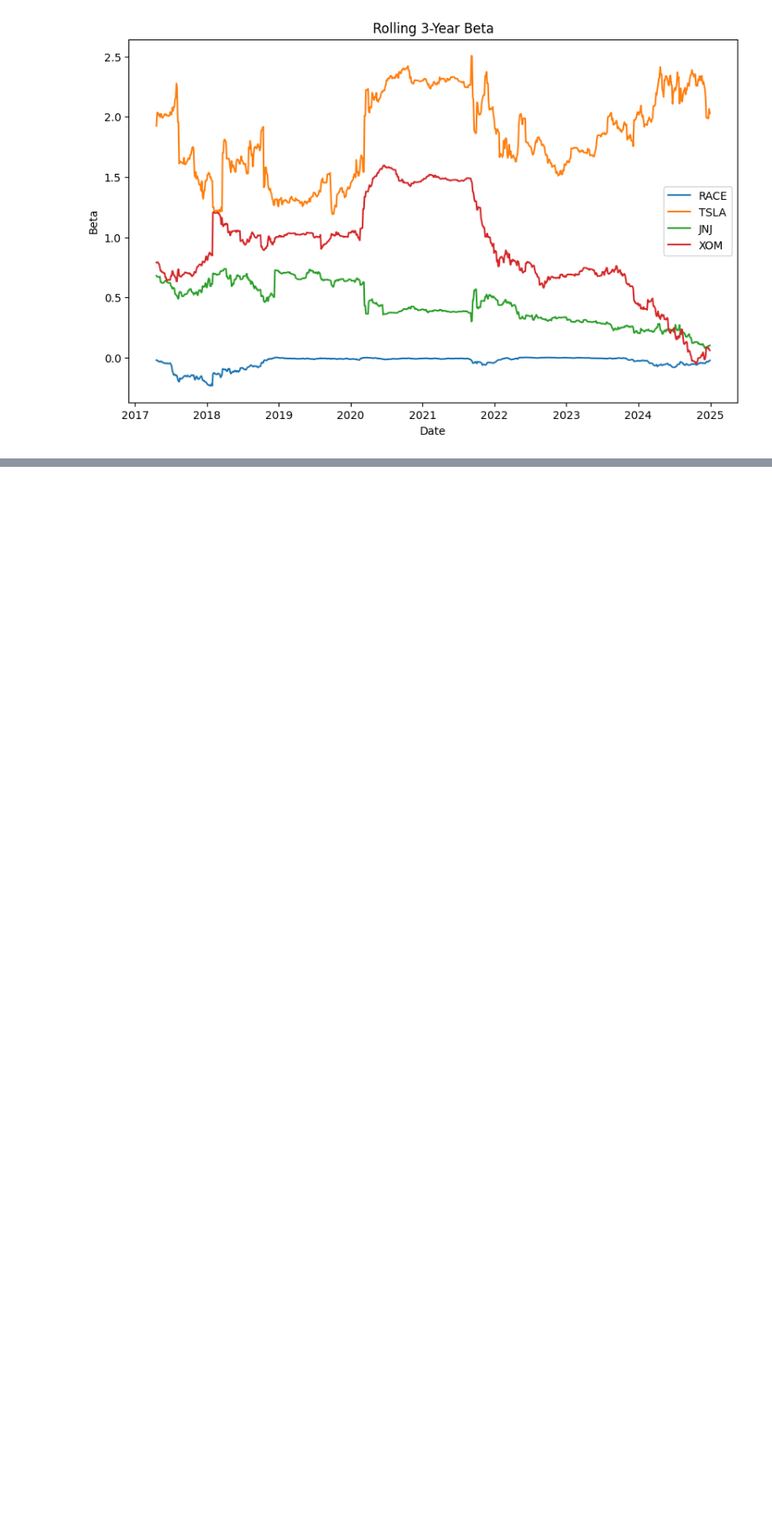
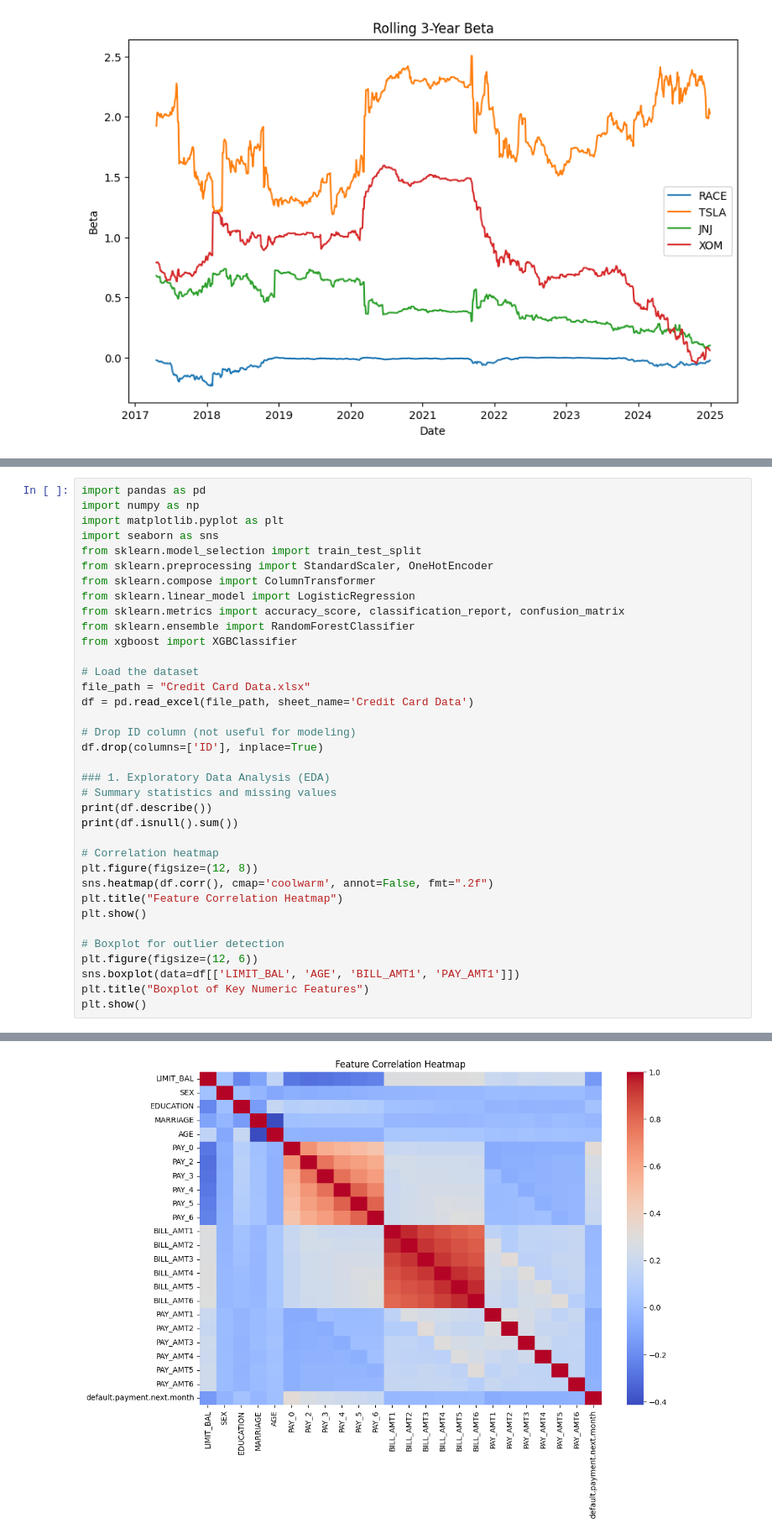
Before and after one commit to rameloa/School, a Jupyter notebook: 823FinancialAnalytics/A2/Assignment2AnthonyRamelo.ipynb, the cells around one changed output, grey strips where cells are left out. Shown at 84% size. Saved outputs shown, nothing was run; the diff lists cells and outputs as text; blank space fills up the shorter version.

```diff
--- a/823FinancialAnalytics/A2/Assignment2AnthonyRamelo.ipynb
+++ b/823FinancialAnalytics/A2/Assignment2AnthonyRamelo.ipynb
@@ -148,0 +151,37 @@ Part
+# %%
+import pandas as pd
+import numpy as np
+import matplotlib.pyplot as plt
+import seaborn as sns
+from sklearn.model_selection import train_test_split
+from sklearn.preprocessing import StandardScaler, OneHotEncoder
+from sklearn.compose import ColumnTransformer
+from sklearn.linear_model import LogisticRegression
+from sklearn.metrics import accuracy_score, classification_report, confusion_matrix
+from sklearn.ensemble import RandomForestClassifier
+from xgboost import XGBClassifier
+
+# Load the dataset
+file_path = "Credit Card Data.xlsx"
+df = pd.read_excel(file_path, sheet_name='Credit Card Data')
+
+# Drop ID column (not useful for modeling)
+df.drop(columns=['ID'], inplace=True)
+
+### 1. Exploratory Data Analysis (EDA)
+# Summary statistics and missing values
+print(df.describe())
+print(df.isnull().sum())
+
+# Correlation heatmap
+plt.figure(figsize=(12, 8))
+sns.heatmap(df.corr(), cmap='coolwarm', annot=False, fmt=".2f")
+plt.title("Feature Correlation Heatmap")
+plt.show()
+
+# Boxplot for outlier detection
+plt.figure(figsize=(12, 6))
+sns.boxplot(data=df[['LIMIT_BAL', 'AGE', 'BILL_AMT1', 'PAY_AMT1']])
+plt.title("Boxplot of Key Numeric Features")
+plt.show()
+# %% [output]
@@ -148,0 +205 @@ Part
+[figure, added]
```
Also changed, not shown: parts of 8 cells of this notebook, 9 other files.
